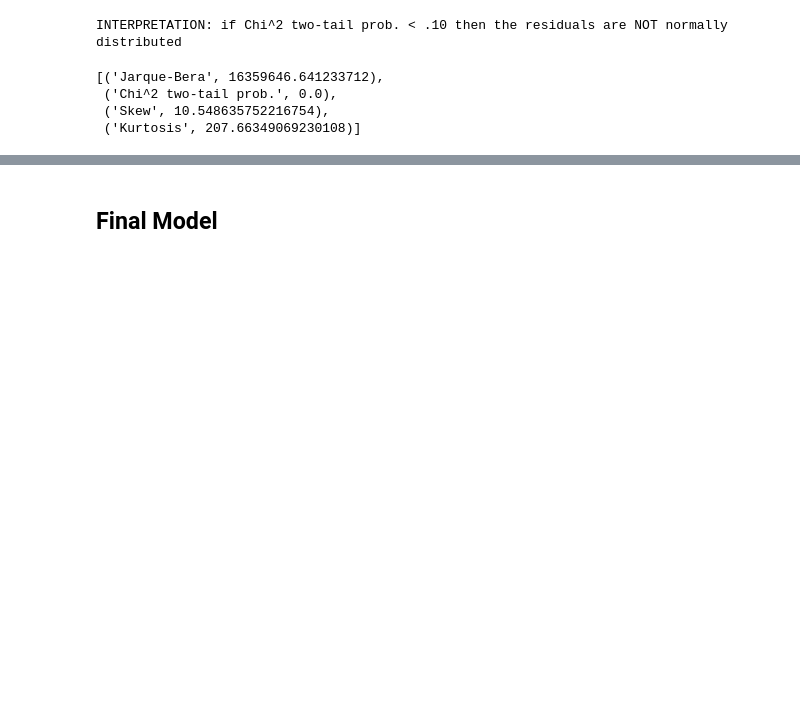
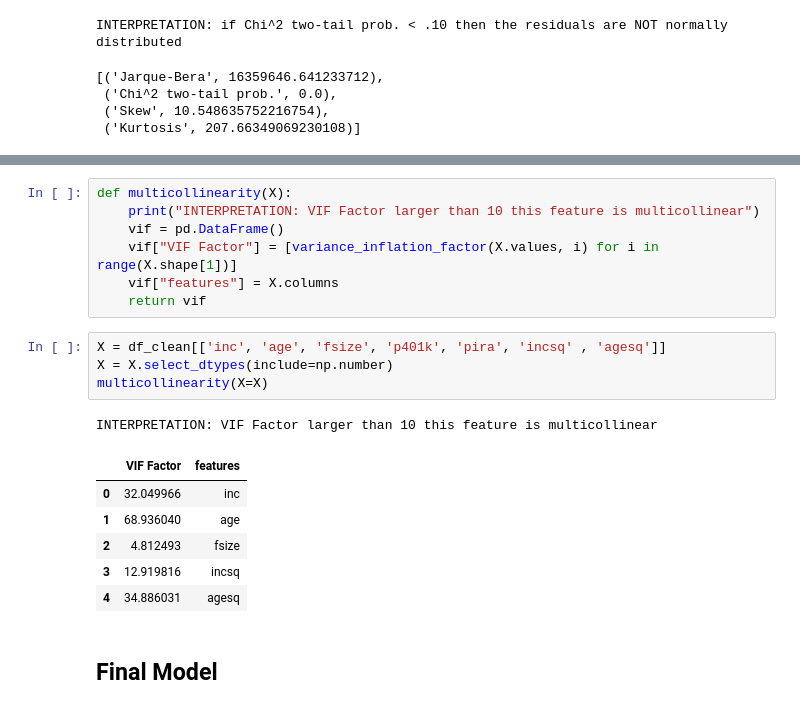
Before and after one commit to espin086/mybook_python_econometrics, a Jupyter notebook: notebooks/3_multiple_regression_diagnostics/3_multiple_regression_diagnostics.ipynb, the cells around one changed output, grey strips where cells are left out. Cells and saved outputs as stored; diff of their text form; blank space fills up the shorter version.

Commit message:
finished first version of diagnostics for multicollinearity

```diff
--- a/notebooks/3_multiple_regression_diagnostics/3_multiple_regression_diagnostics.ipynb
+++ b/notebooks/3_multiple_regression_diagnostics/3_multiple_regression_diagnostics.ipynb
@@ -394,2 +421,21 @@ class OLSInfluence(builtins.object)
+# %%
+def multicollinearity(X):
+    print("INTERPRETATION: VIF Factor larger than 10 this feature is multicollinear")
+    vif = pd.DataFrame()
+    vif["VIF Factor"] = [variance_inflation_factor(X.values, i) for i in range(X.shape[1])]
+    vif["features"] = X.columns
+    return vif
+# %%
+X = df_clean[['inc', 'age', 'fsize', 'p401k', 'pira', 'incsq' , 'agesq']]
+X = X.select_dtypes(include=np.number)
+multicollinearity(X=X)
+# %% [output]
+INTERPRETATION: VIF Factor larger than 10 this feature is multicollinear
+|  | VIF Factor | features |
+| 0 | 32.049966 | inc |
+| 1 | 68.936040 | age |
+| 2 | 4.812493 | fsize |
+| 3 | 12.919816 | incsq |
+| 4 | 34.886031 | agesq |
 # %% [markdown]
 ## Final Model
```
Also changed, not shown: parts of 8 cells of this notebook, 33 other files.
